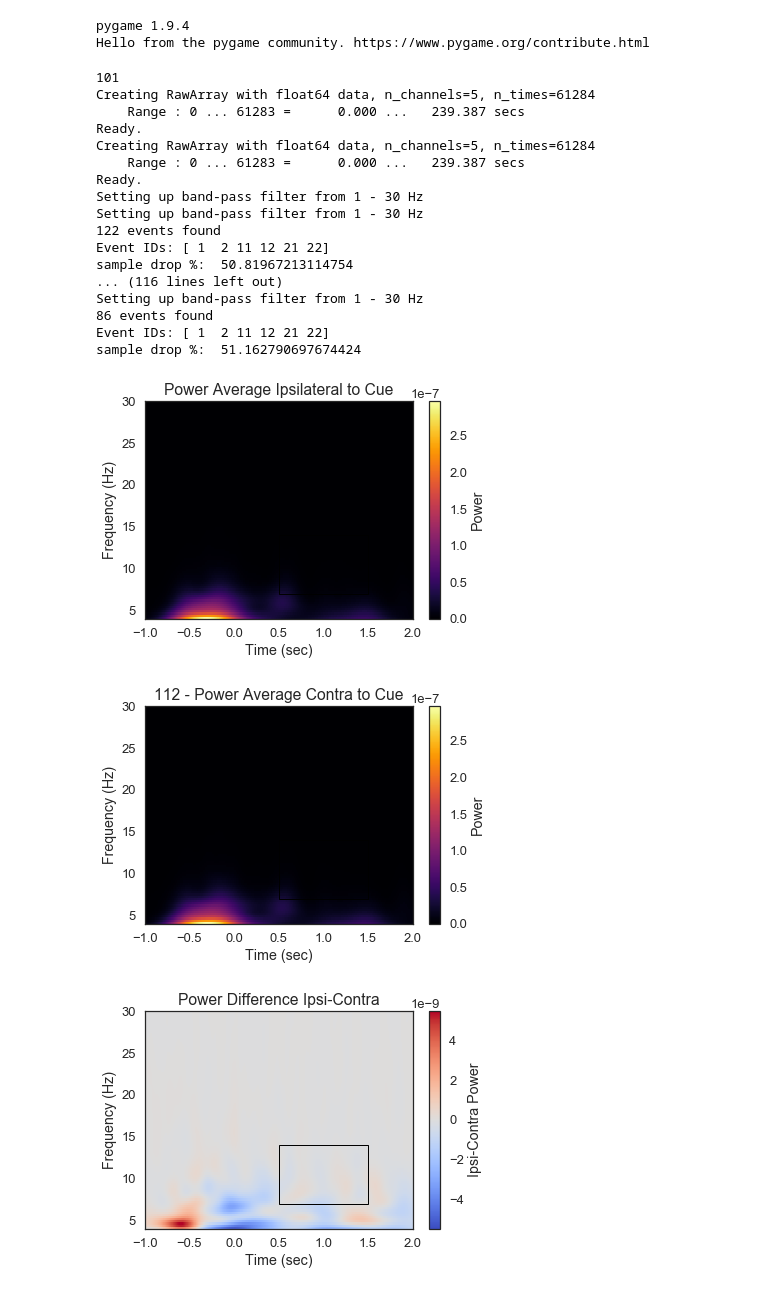
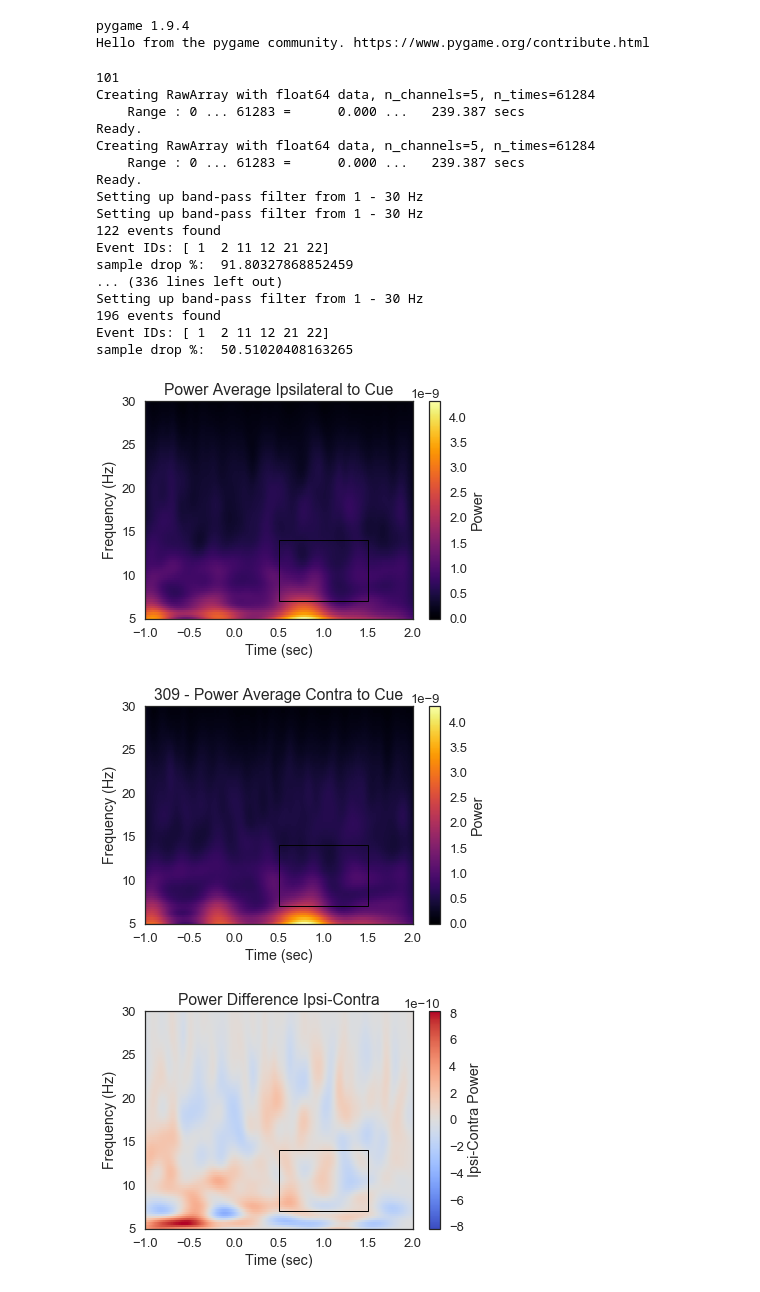
Before and after one commit to NeuroTechX/eeg-notebooks_v0.1, a Jupyter notebook: notebooks/cueing_loop.ipynb, the cells around one changed output. Cells and saved outputs as stored; diff of their text form; code cells hidden in the pictures.

```diff
--- a/notebooks/cueing_loop.ipynb
+++ b/notebooks/cueing_loop.ipynb
@@ -42,13 +42,21 @@ import matplotlib.patches as patches
 pygame 1.9.4
 Hello from the pygame community. https://www.pygame.org/contribute.html
 # %%
-subs = [101, 102, 103, 104, 105, 106, 108, 109, 110, 111, 112]
-sub_count = 1
+subs = [101, 102, 103, 104, 105, 106, 108, 109, 110, 111, 112,
+        202, 203, 204, 205, 207, 208, 209, 210, 211,
+        301, 302, 303, 304, 305, 306, 307, 308, 309]
+
 diff_out = []
+ERSP_diff_out = []
+ERSP_Ipsi_out = []
+ERSP_Contra_out = []
+
+rej_thresh = .0003
+
 for sub in subs:
     print(sub)
-    frequencies =  np.linspace(4, 30, 100, endpoint=True)
-    wave_cycles = 6
+    frequencies =  np.linspace(5, 30, 100, endpoint=True)
+    wave_cycles = 8
 
     # Load both sessions
     raw = utils.load_data('visual/cueing', sfreq=256.,
@@ -64,7 +72,7 @@ for sub in subs:
     event_id = {'LeftCue': 1, 'RightCue': 2}
     epochs = Epochs(raw, events=events, event_id=event_id,
                     tmin=-1, tmax=2, baseline=(-1, 0),
-                    reject={'eeg':.06}, preload=True,
+                    reject={'eeg':rej_thresh}, preload=True,
                     verbose=False, picks=[0, 1, 2, 3])
     print('sample drop %: ', (1 - len(epochs.events)/len(events)) * 100)
 
@@ -138,37 +146,41 @@ for sub in subs:
                extent=[times[0], times[-1], frequencies[0], frequencies[-1]],
                aspect='auto', origin='lower', cmap='coolwarm', vmin=-plot_diff_max, vmax=plot_diff_max)
     plt.xlabel('Time (sec)')
     plt.ylabel('Frequency (Hz)')
     plt.title('Power Difference Ipsi-Contra')
     cb = fig.colorbar(im)
     cb.set_label('Ipsi-Contra Power')
     # Create a Rectangle patch
     rect = patches.Rectangle((.5,7),1,7,linewidth=1,edgecolor='k',facecolor='none')
     # Add the patch to the Axes
     ax.add_patch(rect)
 
     #output data into array
     diff_out.append(np.mean(power_Avg_Diff[np.argmax(frequencies>7):np.argmax(frequencies>14)-1,
                             np.argmax(times>0):np.argmax(times>1.5)-1 ])
                    )
+
+    ERSP_diff_out.append(power_Avg_Diff)
+    ERSP_Ipsi_out.append(power_Avg_Ipsi)
+    ERSP_Contra_out.append(power_Avg_Contra)
 # %% [output]
 101
 Creating RawArray with float64 data, n_channels=5, n_times=61284
     Range : 0 ... 61283 =      0.000 ...   239.387 secs
 Ready.
 Creating RawArray with float64 data, n_channels=5, n_times=61284
     Range : 0 ... 61283 =      0.000 ...   239.387 secs
 Ready.
 Setting up band-pass filter from 1 - 30 Hz
 Setting up band-pass filter from 1 - 30 Hz
 122 events found
 Event IDs: [ 1  2 11 12 21 22]
-sample drop %:  50.81967213114754
-... (116 lines left out)
+sample drop %:  91.80327868852459
+... (336 lines left out)
 Setting up band-pass filter from 1 - 30 Hz
-86 events found
+196 events found
 Event IDs: [ 1  2 11 12 21 22]
-sample drop %:  51.162790697674424
+sample drop %:  50.51020408163265
-[figure, old version]
+[figure, new version]
-[figure, old version]
+[figure, new version]
-[figure, old version]
+[figure, new version]
```
Also changed, not shown: parts of 2 cells of this notebook.
